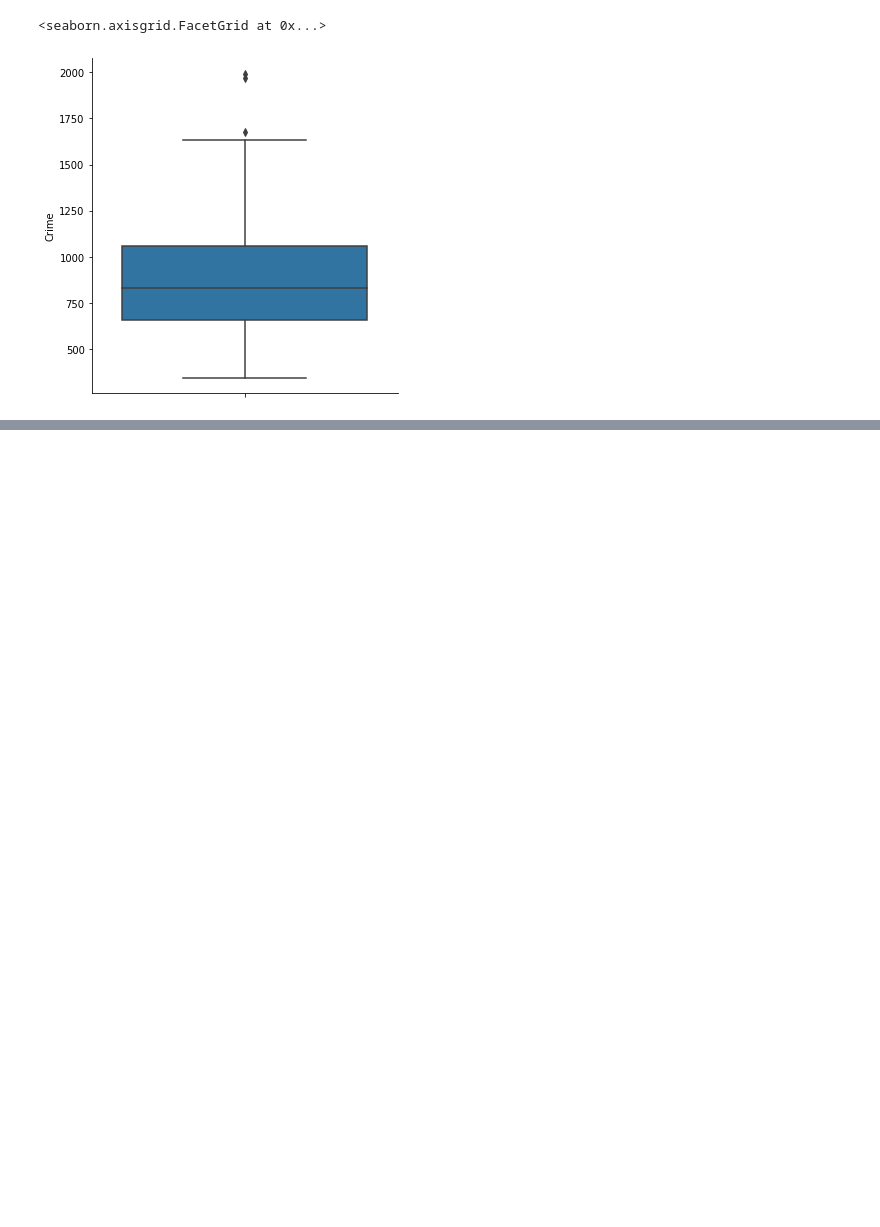
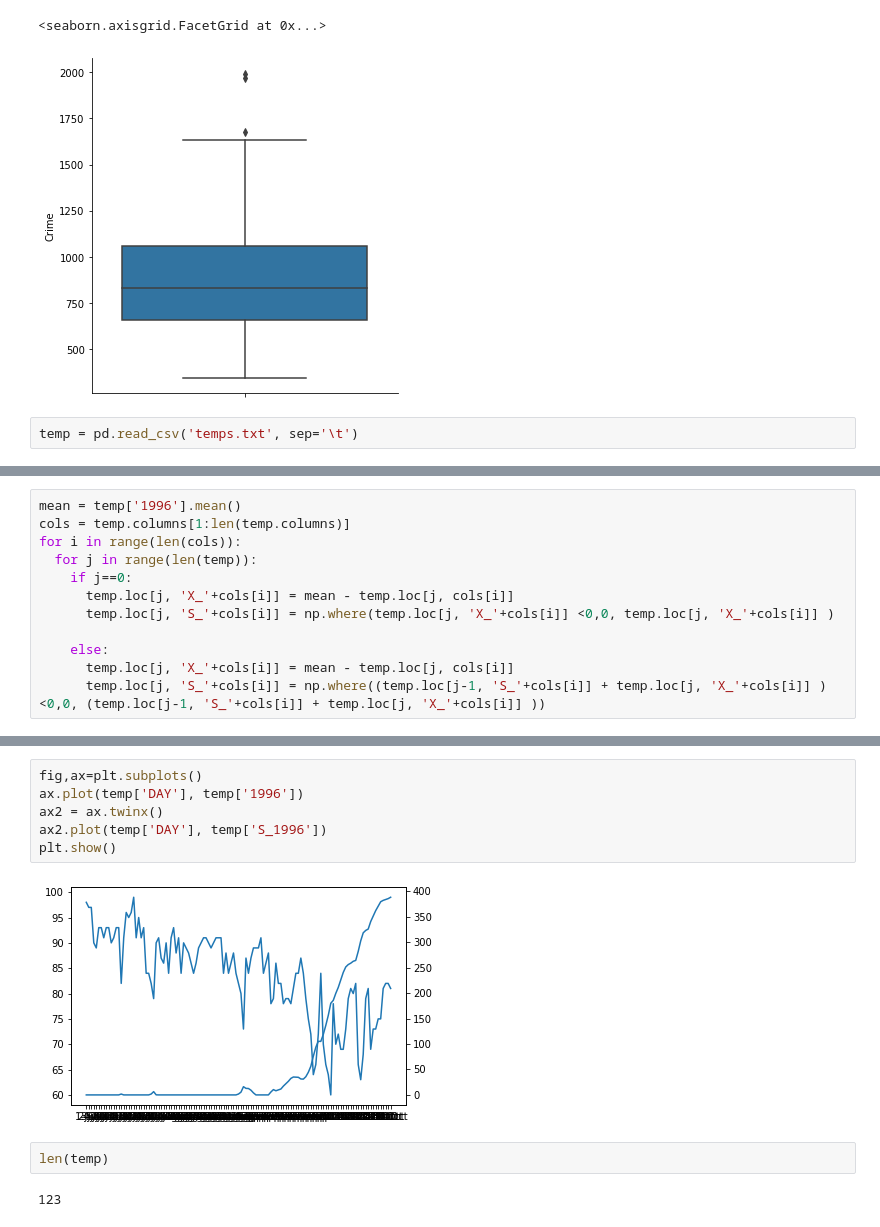
Before and after one commit to shreyansh273/GTx_6501, a Jupyter notebook: Week_2.ipynb, the cells around one changed output, grey strips where cells are left out. Saved outputs shown, nothing was run; the diff lists cells and outputs as text; blank space fills up the shorter version.

Commit message:
Change point analysis on temp data

```diff
--- a/Week_2.ipynb
+++ b/Week_2.ipynb
@@ -93,3 +93,5 @@ sns.catplot(y="Crime", data=crime, kind='box')
 # %% [output]
 <seaborn.axisgrid.FacetGrid at 0x...>
 [figure]
+# %%
+temp = pd.read_csv('temps.txt', sep='\t')
@@ -95,0 +107,12 @@ sns.catplot(y="Crime", data=crime, kind='box')
+# %%
+mean = temp['1996'].mean()
+cols = temp.columns[1:len(temp.columns)]
+for i in range(len(cols)):
+  for j in range(len(temp)):
+    if j==0:
+      temp.loc[j, 'X_'+cols[i]] = mean - temp.loc[j, cols[i]]
+      temp.loc[j, 'S_'+cols[i]] = np.where(temp.loc[j, 'X_'+cols[i]] <0,0, temp.loc[j, 'X_'+cols[i]] )
+
+    else:
+      temp.loc[j, 'X_'+cols[i]] = mean - temp.loc[j, cols[i]]
+      temp.loc[j, 'S_'+cols[i]] = np.where((temp.loc[j-1, 'S_'+cols[i]] + temp.loc[j, 'X_'+cols[i]] )<0,0, (temp.loc[j-1, 'S_'+cols[i]] + temp.loc[j, 'X_'+cols[i]] ))
@@ -95,0 +144,12 @@ sns.catplot(y="Crime", data=crime, kind='box')
+# %%
+fig,ax=plt.subplots()
+ax.plot(temp['DAY'], temp['1996'])
+ax2 = ax.twinx()
+ax2.plot(temp['DAY'], temp['S_1996'])
+plt.show()
+# %% [output]
+[figure, added]
+# %%
+len(temp)
+# %% [output]
+123
```
Also changed, not shown: parts of 3 cells of this notebook.
